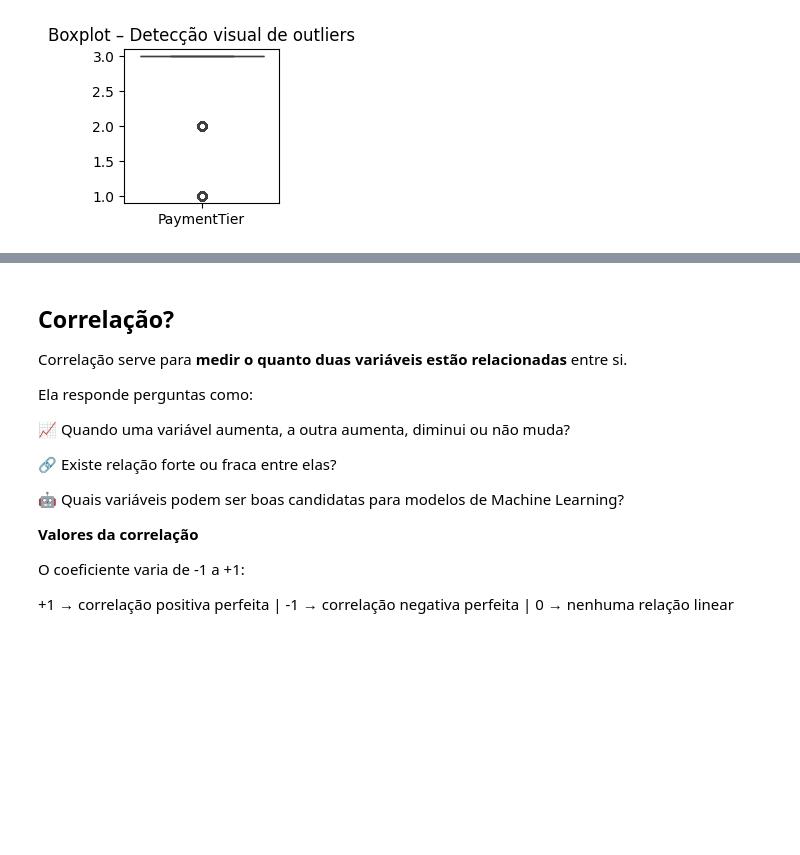
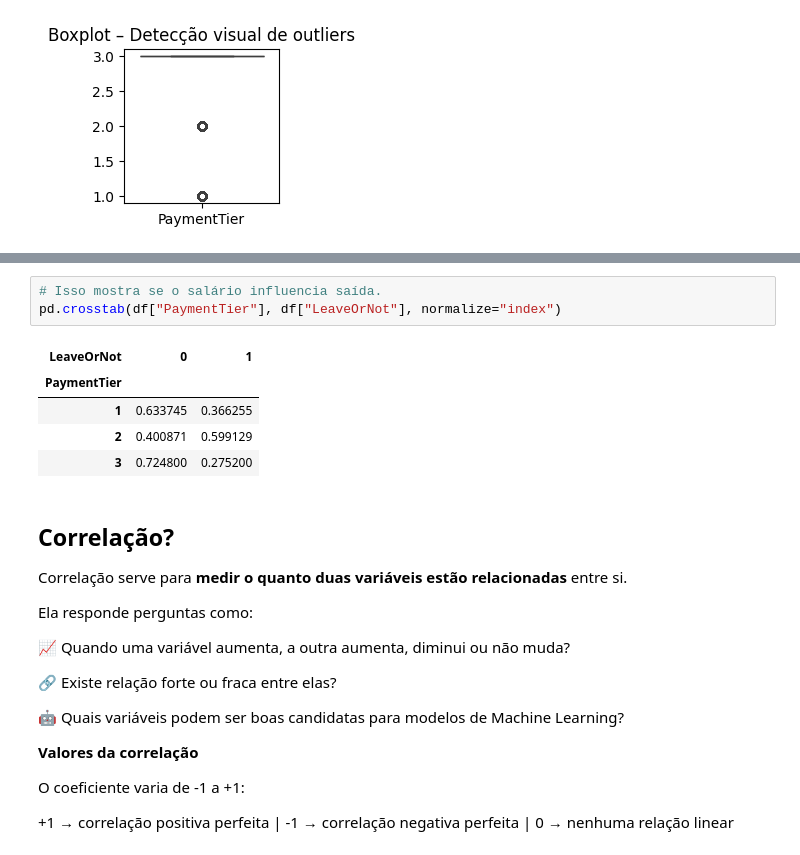
Before and after one commit to DanielaSenna/employee-turnover-prediction, a Jupyter notebook: notebook_employee.ipynb, the cells around one changed output, grey strips where cells are left out. Drawn from its saved outputs; the diff is of its cells as text; blank space fills up the shorter version.

```diff
--- a/notebook_employee.ipynb
+++ b/notebook_employee.ipynb
@@ -210,3 +242,12 @@ plt.show()
+# %%
+# Isso mostra se o salário influencia saída.
+pd.crosstab(df["PaymentTier"], df["LeaveOrNot"], normalize="index")
+# %% [output]
+| LeaveOrNot | 0 | 1 |
+| PaymentTier |  |  |
+| 1 | 0.633745 | 0.366255 |
+| 2 | 0.400871 | 0.599129 |
+| 3 | 0.724800 | 0.275200 |
 # %% [markdown]
 ## **Correlação?**
 
```
Also changed, not shown: parts of 11 cells of this notebook.
